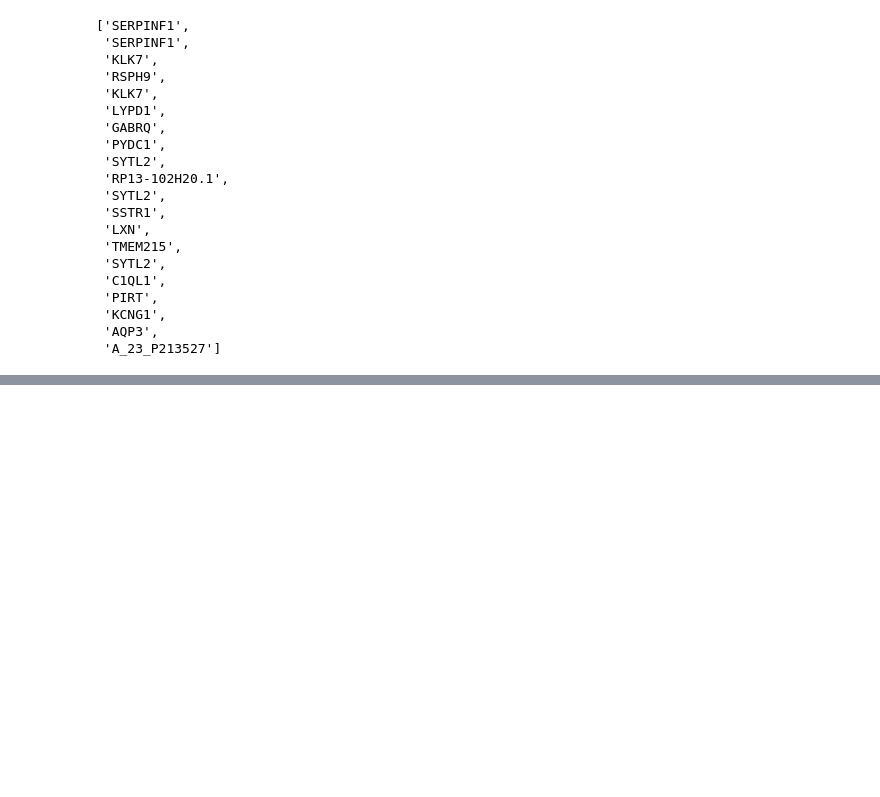
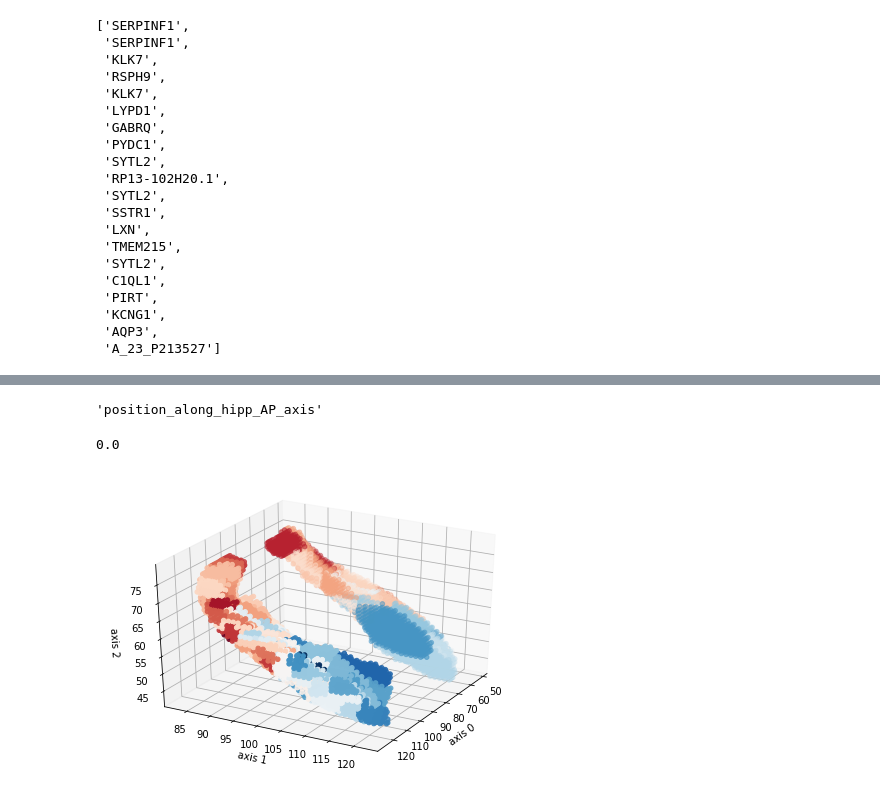
Before and after one commit to illdopejake/hack_projects, a Jupyter notebook: A-P_axis_updated_coords.ipynb, the cells around one changed output, grey strips where cells are left out. Drawn from its saved outputs; the diff is of its cells as text; code cells hidden in the pictures; blank space fills up the shorter version.

```diff
--- a/A-P_axis_updated_coords.ipynb
+++ b/A-P_axis_updated_coords.ipynb
@@ -2247,0 +2270,15 @@ probes.loc[pcalr_out_NEW['gene_selections']['posterior_genes_20']
+# %%
+s_coords = [convert_coords([round(df.mni_nlin_x[x]),
+                 round(df.mni_nlin_y[x]),
+                round(df.mni_nlin_z[x])],'xyz') for x in range(df.shape[0])]
+# %%
+vox = pandas.DataFrame(index=range(len(hcoods[0])),columns=['x','y','z','ind'])
+for c in range(len(hcoods[0])):
+    cord = [hcoods[0][c], hcoods[1][c], hcoods[2][c]]
+    dists = [abs(cord[0] - s_coords[x][0]) + \
+             abs(cord[1] - s_coords[x][1]) + \
+             abs(cord[2] - s_coords[x][2]) for x in range(len(s_coords))]
+    vox.loc[c, ['x','y','z']] = cord
+    vox.loc[c,'ind'] = np.argmin(dists)
+    if c%1000 == 0:
+        print('finished',c)
@@ -2247,0 +2300,13 @@ probes.loc[pcalr_out_NEW['gene_selections']['posterior_genes_20']
+# %%
+df.columns[-1]
+# %% [output]
+'position_along_hipp_AP_axis'
+# %%
+p_vec = [xp.loc[pcalr_out_NEW['gene_selections']['posterior_genes_20'],xp.columns[x]
+              ].mean() for x in range(xp.shape[1])]
+a_vec = [xp.loc[pcalr_out_NEW['gene_selections']['anterior_genes_20'],xp.columns[x]
+              ].mean() for x in range(xp.shape[1])]
+# %%
+rend_hipp_p = np.zeros_like(hipp)
+for i,row in vox.iterrows():
+    rend_hipp_p[row['x'],row['y'],row['z']] = p_vec[row['ind']]
@@ -2247,0 +2317,23 @@ probes.loc[pcalr_out_NEW['gene_selections']['posterior_genes_20']
+# %%
+max(rend_hipp_a.flat)
+# %% [output]
+0.0
+# %%
+label_locations = np.where(hipp == 1)
+#label_locations1 = np.where(ap_axis.get_data() > 0)
+fig = plt.figure()
+ax = Axes3D(fig)
+ax.scatter(label_locations[0], label_locations[1], label_locations[2], c = rend_hipp_p[label_locations],
+          cmap='RdBu')
+# To split into LR, we need to visualize where the LR split is, where front is
+for angle in range(0, 30):
+    ax.view_init(30, angle)
+    plt.draw()
+    plt.pause(.001)
+
+ax.set_xlabel('axis 0')
+ax.set_ylabel('axis 1')
+ax.set_zlabel('axis 2')
+plt.show()
+# %% [output]
+[figure, added]
```
Also changed, not shown: parts of 14 cells of this notebook.
